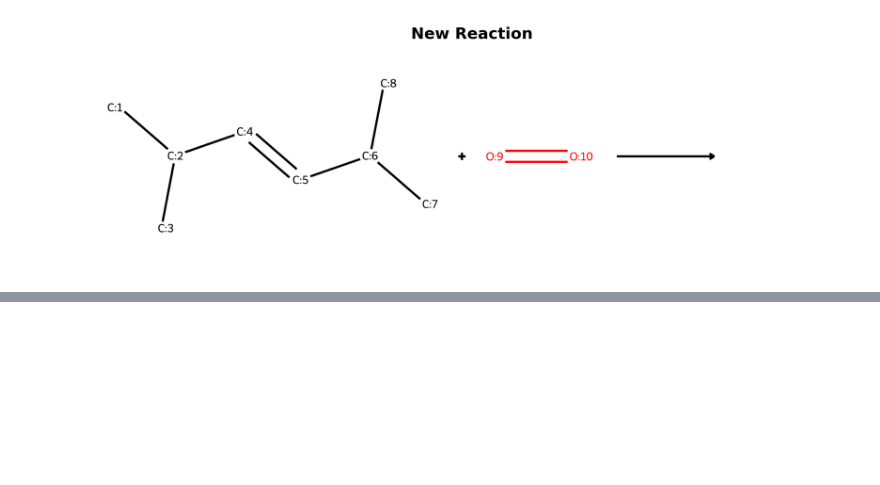
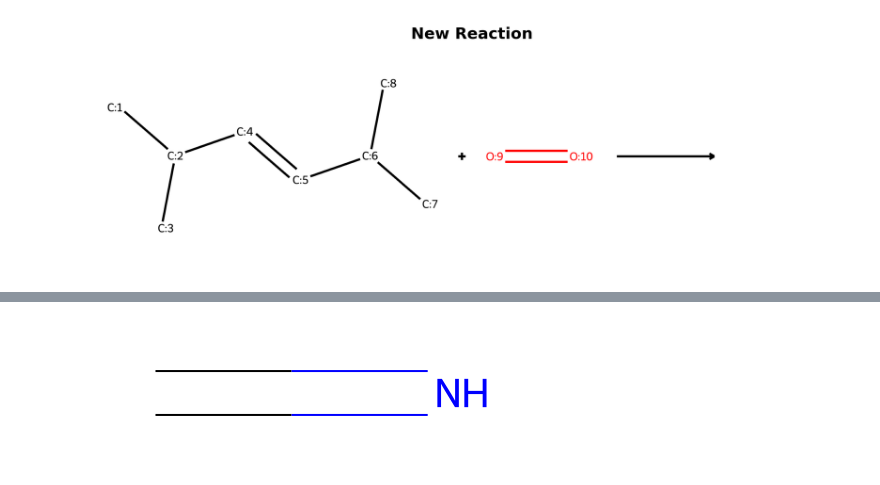
Before and after one commit to TieuLongPhan/SynRBL, a Jupyter notebook: Pipeline/Validation/check_rule_based.ipynb, the cells around one changed output, grey strips where cells are left out. Saved outputs shown, nothing was run; the diff lists cells and outputs as text; code cells hidden in the pictures; blank space fills up the shorter version.

```diff
--- a/Pipeline/Validation/check_rule_based.ipynb
+++ b/Pipeline/Validation/check_rule_based.ipynb
@@ -636,0 +649,4 @@ vis.plot_reactions(bug[0], 'reactions', 'reactions')
+# %%
+Chem.MolFromSmiles('C=N')
+# %% [output]
+[figure, added]
```
Also changed, not shown: parts of 3 cells of this notebook, 6 other files.
